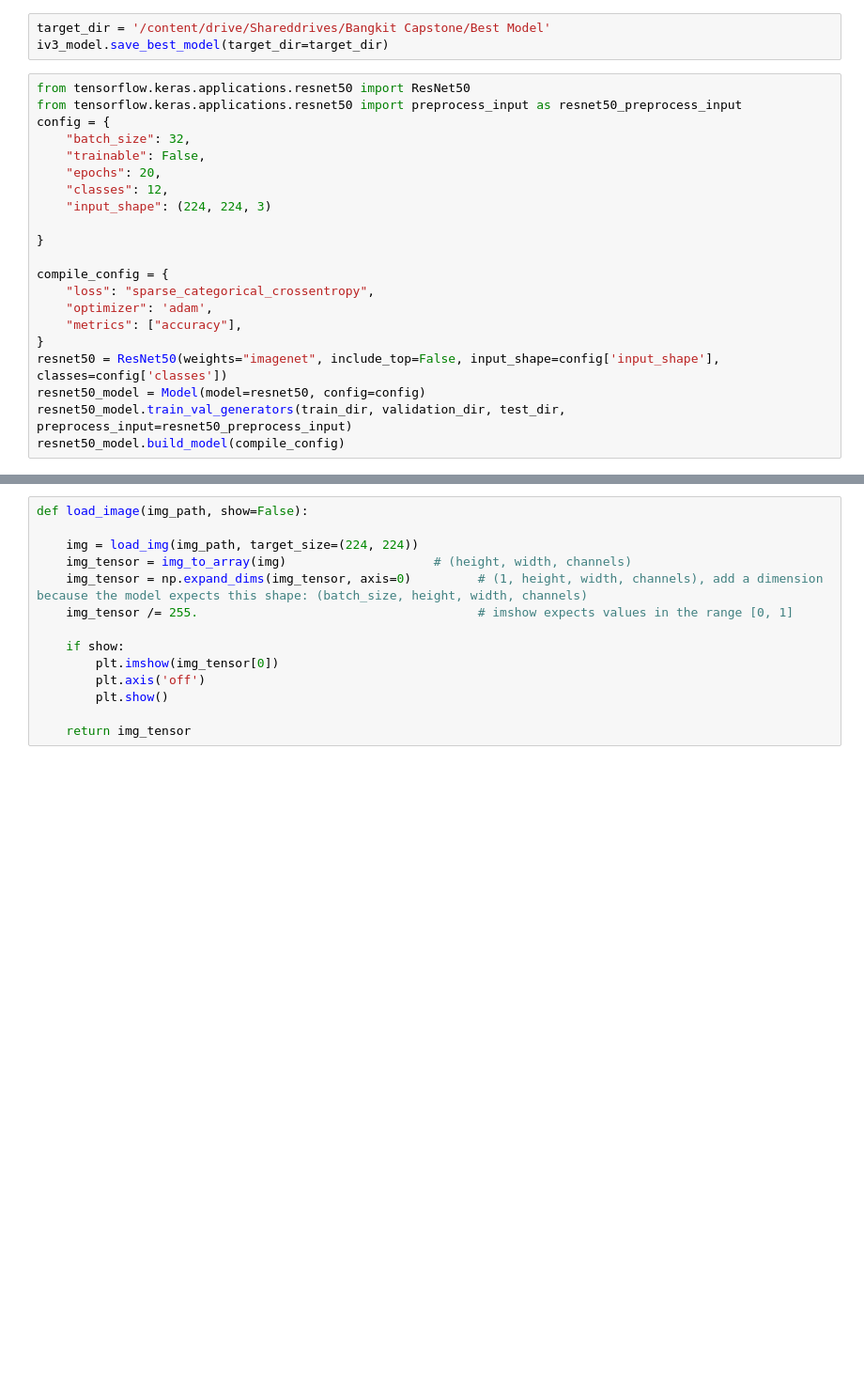
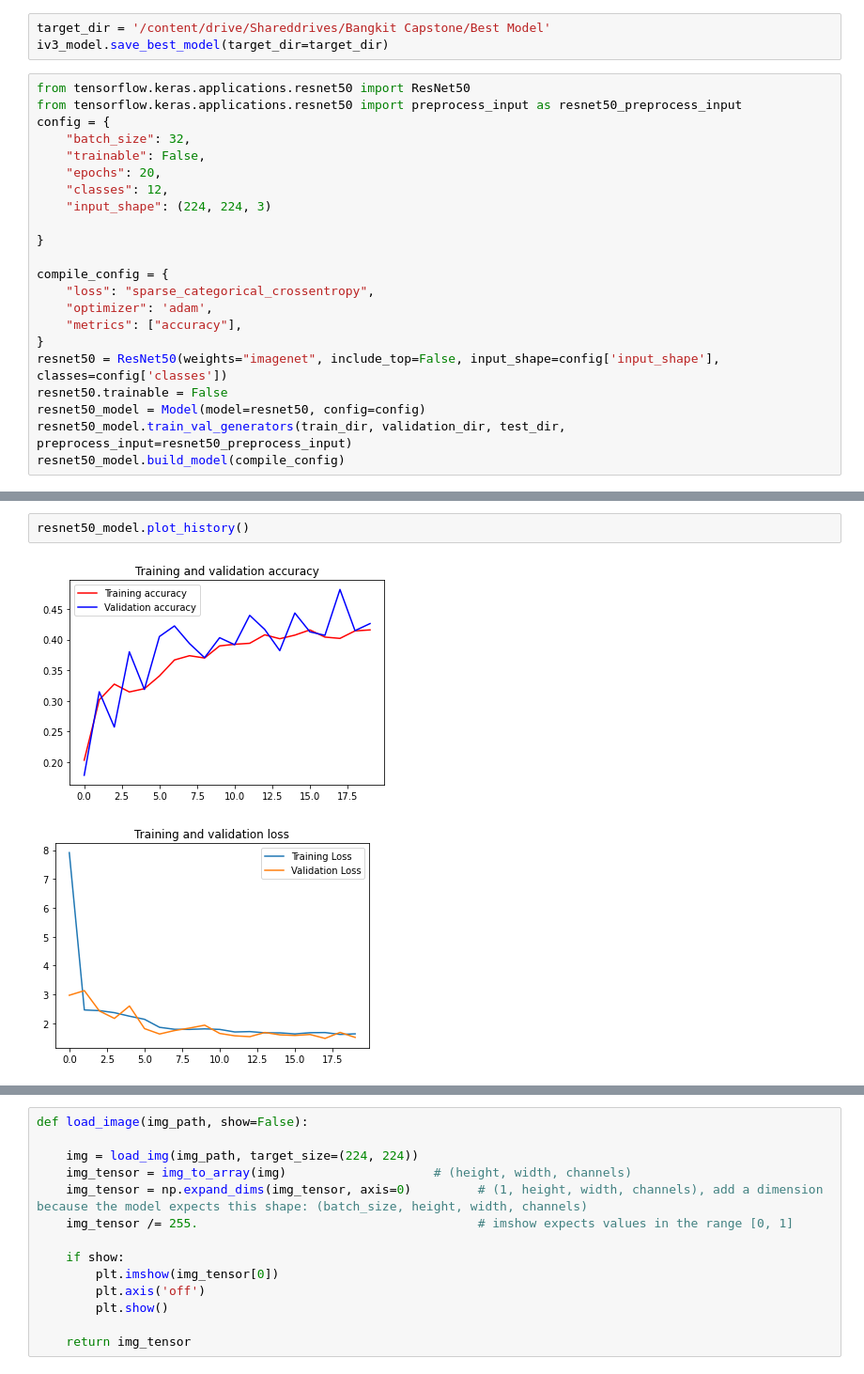
Before and after one commit to rifqoi/Inacure-Machine-Learning, a Jupyter notebook: 03-ensemble.ipynb, the cells around one changed output, grey strips where cells are left out. Shown at 94% size. Cells and saved outputs as stored; diff of their text form; blank space fills up the shorter version.

```diff
--- a/03-ensemble.ipynb
+++ b/03-ensemble.ipynb
@@ -495,6 +495,7 @@ compile_config = {
     "metrics": ["accuracy"],
 }
 resnet50 = ResNet50(weights="imagenet", include_top=False, input_shape=config['input_shape'], classes=config['classes'])
+resnet50.trainable = False
 resnet50_model = Model(model=resnet50, config=config)
 resnet50_model.train_val_generators(train_dir, validation_dir, test_dir, preprocess_input=resnet50_preprocess_input)
 resnet50_model.build_model(compile_config)
@@ -513,3 +581,8 @@ resnet50_model.evaluate_best_model()
+# %%
+resnet50_model.plot_history()
+# %% [output]
+[figure, added]
+[figure, added]
 # %%
 target_dir = '/content/drive/Shareddrives/Bangkit Capstone/Best Model'
 resnet50_model.save_best_model(target_dir=target_dir)
```
Also changed, not shown: parts of 12 cells of this notebook.
